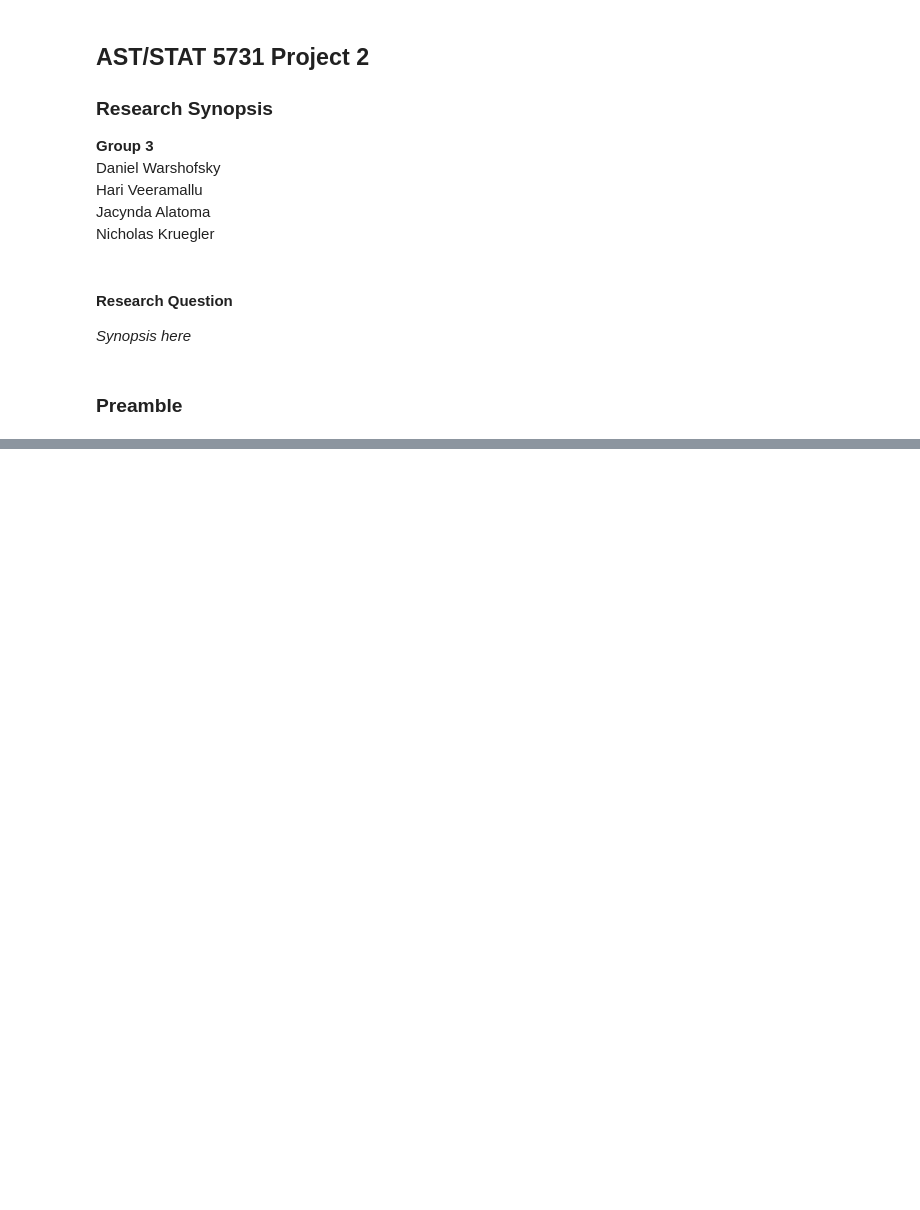
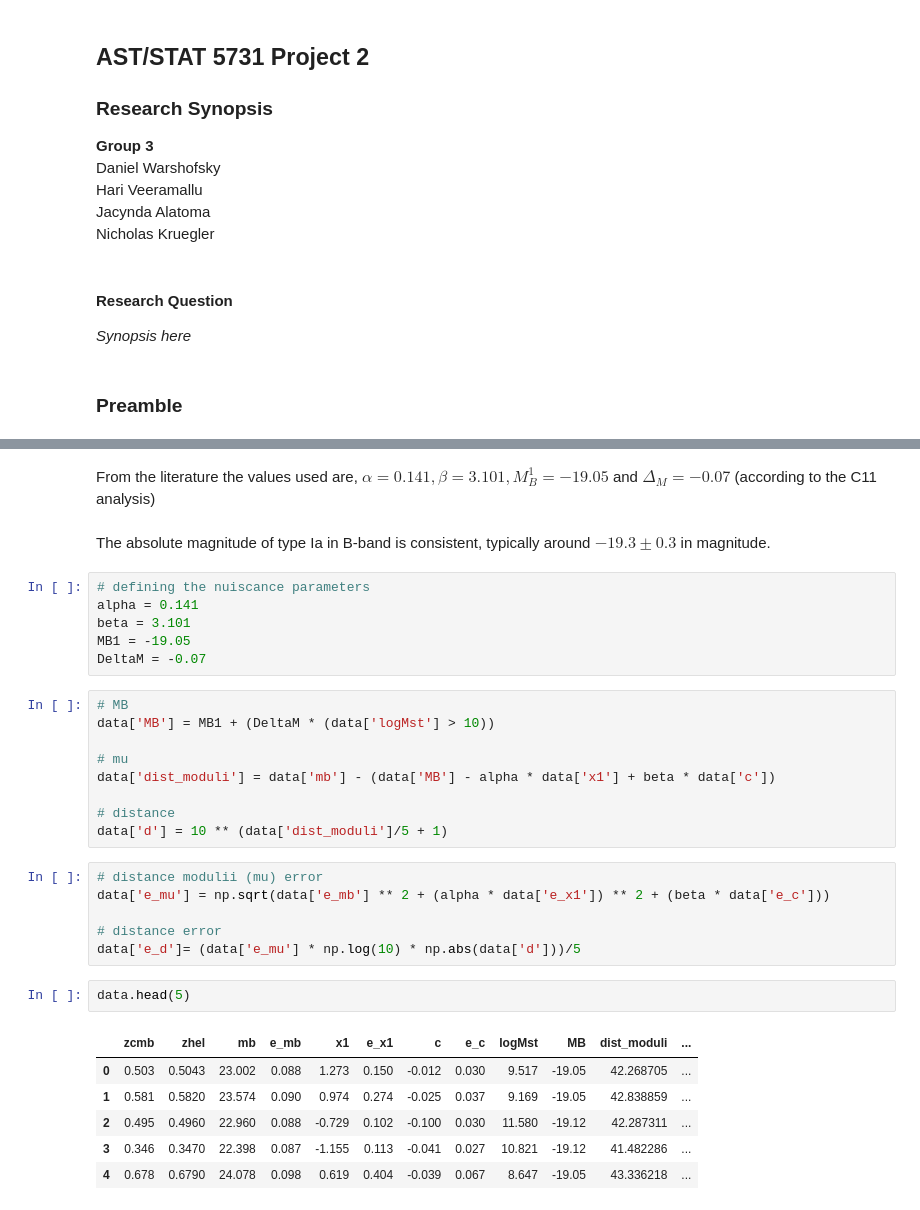
Before and after one commit to Raghuram-Veeramallu/Astro_Stat_Project2, a Jupyter notebook: Group3_Project2_DataSummary.ipynb, the cells around one changed output, grey strips where cells are left out. Saved outputs shown, nothing was run; the diff lists cells and outputs as text; blank space fills up the shorter version.

```diff
--- a/Group3_Project2_DataSummary.ipynb
+++ b/Group3_Project2_DataSummary.ipynb
@@ -29,0 +110,34 @@ import matplotlib.pyplot as plt
+# %% [markdown]
+From the literature the values used are, $\alpha = 0.141, \beta = 3.101, M_{B}^{1} = -19.05$ and $\Delta_{M} = -0.07$ (according to the C11 analysis)
+# %% [markdown]
+The absolute magnitude of type Ia in B-band is consistent, typically around $-19.3 \pm 0.3 $ in magnitude.
+# %%
+# defining the nuiscance parameters
+alpha = 0.141
+beta = 3.101
+MB1 = -19.05
+DeltaM = -0.07
+# %%
+# MB
+data['MB'] = MB1 + (DeltaM * (data['logMst'] > 10))
+
+# mu
+data['dist_moduli'] = data['mb'] - (data['MB'] - alpha * data['x1'] + beta * data['c'])
+
+# distance
+data['d'] = 10 ** (data['dist_moduli']/5 + 1)
+# %%
+# distance modulii (mu) error
+data['e_mu'] = np.sqrt(data['e_mb'] ** 2 + (alpha * data['e_x1']) ** 2 + (beta * data['e_c']))
+
+# distance error
+data['e_d']= (data['e_mu'] * np.log(10) * np.abs(data['d']))/5
+# %%
+data.head(5)
+# %% [output]
+|  | zcmb | zhel | mb | e_mb | x1 | e_x1 | c | e_c | logMst | MB | dist_moduli | ... |
+| 0 | 0.503 | 0.5043 | 23.002 | 0.088 | 1.273 | 0.150 | -0.012 | 0.030 | 9.517 | -19.05 | 42.268705 | ... |
+| 1 | 0.581 | 0.5820 | 23.574 | 0.090 | 0.974 | 0.274 | -0.025 | 0.037 | 9.169 | -19.05 | 42.838859 | ... |
+| 2 | 0.495 | 0.4960 | 22.960 | 0.088 | -0.729 | 0.102 | -0.100 | 0.030 | 11.580 | -19.12 | 42.287311 | ... |
+| 3 | 0.346 | 0.3470 | 22.398 | 0.087 | -1.155 | 0.113 | -0.041 | 0.027 | 10.821 | -19.12 | 41.482286 | ... |
+| 4 | 0.678 | 0.6790 | 24.078 | 0.098 | 0.619 | 0.404 | -0.039 | 0.067 | 8.647 | -19.05 | 43.336218 | ... |
```
Also changed, not shown: parts of 17 cells of this notebook.
